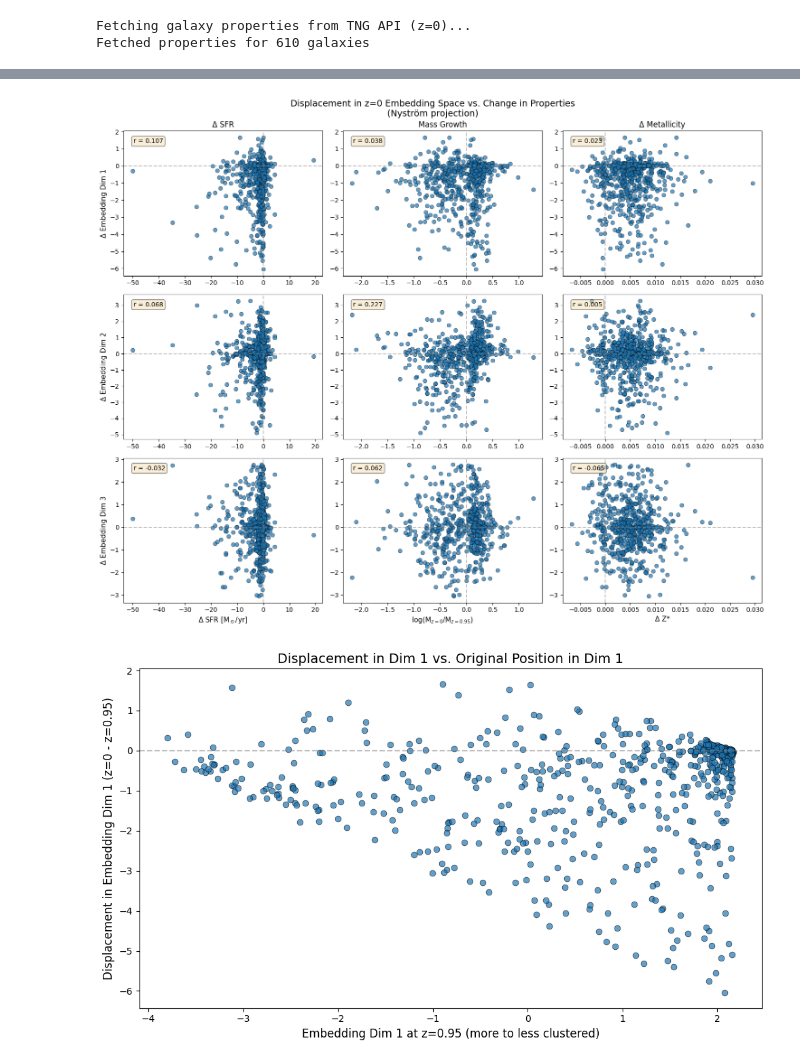
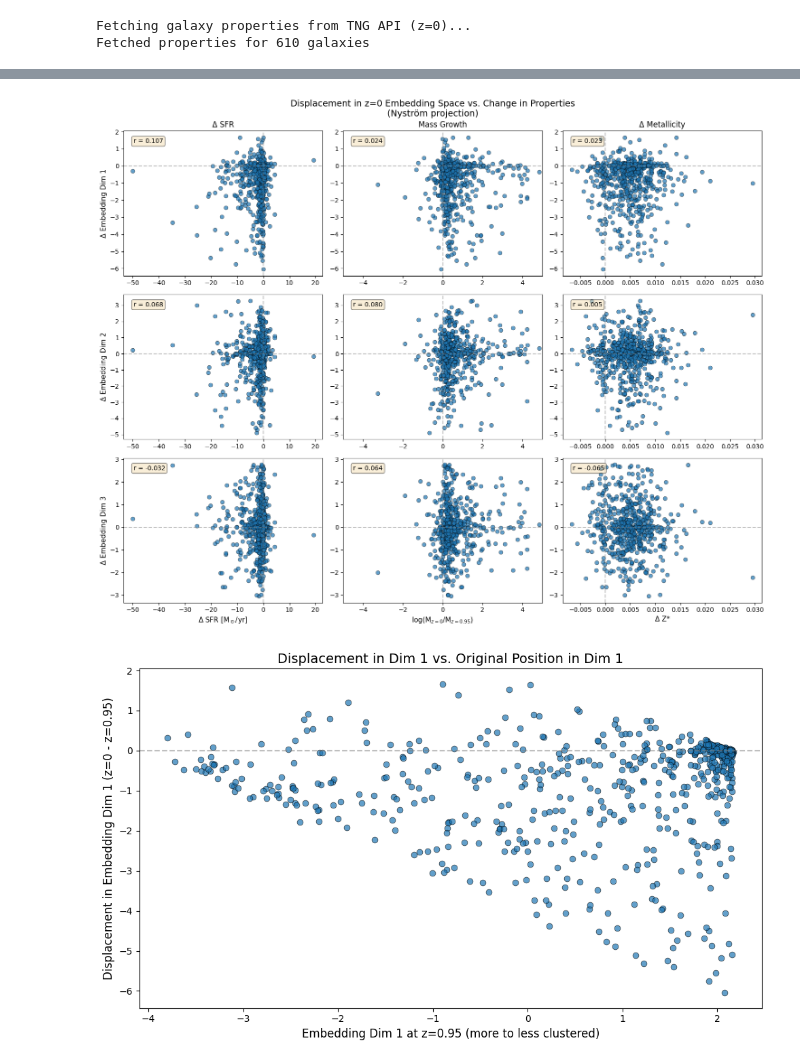
Before and after one commit to asmuzsoy/galaxy-manifolds, a Jupyter notebook: nystrom_projection.ipynb, the cells around one changed output, grey strips where cells are left out. Saved outputs shown, nothing was run; the diff lists cells and outputs as text; code cells hidden in the pictures.

Commit message:
more diagnostic plots

```diff
--- a/nystrom_projection.ipynb
+++ b/nystrom_projection.ipynb
@@ -522,10 +522,10 @@ array([nan, nan, nan, nan, nan, nan, nan, nan, nan, nan, nan, nan, nan,
 # Compute property changes
 delta_sfr = sfr_z0 - sfr_z095
 # delta_mass = mass_z0 - mass_z095
-delta_mass = mass_z0 - mass_z095
+delta_mass = stellar_mass_z0 - stellar_mass_z095
 
 delta_metallicity = metallicity_z0 - metallicity_z095
-log_mass_ratio = np.log10(mass_z0 / mass_z095)
+log_mass_ratio = np.log10(stellar_mass_z0 / stellar_mass_z095)
 
 print("Change in galaxy properties (z=0.95 → z=0):")
 print(f"  Δ SFR: mean={np.nanmean(delta_sfr):.3f}, std={np.nanstd(delta_sfr):.3f}")
@@ -538,0 +557,36 @@ Change in galaxy properties (z=0.95 → z=0):
+# %%
+# Plot displacement vs change in properties
+fig, axes = plt.subplots(3, 3, figsize=(15, 12))
+
+properties = [
+    ('SFR', sfr_z095, 'SFR [M$_\odot$/yr]'),
+    ('Mass', stellar_mass_z095, 'M$_{z=0.95}$)'),
+    ('Metallicity', metallicity_z095, 'Z*')
+]
+
+for row, dim in enumerate([0, 1, 2]):
+    disp_dim = displacement[:, dim]
+
+    for col, (name, values, xlabel) in enumerate(properties):
+        ax = axes[row, col]
+        valid = ~np.isnan(values) & ~np.isinf(values)
+
+        ax.scatter(values[valid], disp_dim[valid], s=40, alpha=0.7, edgecolors='k', linewidths=0.5)
+        ax.axhline(0, color='gray', linestyle='--', alpha=0.5)
+        ax.axvline(0, color='gray', linestyle='--', alpha=0.5)
+
+        ax.set_xlabel(xlabel if row == 2 else '', fontsize=11)
+        ax.set_ylabel(f'Δ Embedding Dim {dim+1}' if col == 0 else '', fontsize=11)
+
+        if row == 0:
+            ax.set_title(name, fontsize=12)
+
+        # Correlation coefficient
+        if np.sum(valid) > 2:
+            corr = np.corrcoef(values[valid], disp_dim[valid])[0, 1]
+            ax.text(0.05, 0.95, f'r = {corr:.3f}', transform=ax.transAxes, fontsize=10,
+                    verticalalignment='top', bbox=dict(boxstyle='round', facecolor='wheat', alpha=0.5))
+
+plt.suptitle('Displacement in z=0 Embedding Space vs. Properties @ z = 0.95\n(Nyström projection)', fontsize=14)
+plt.tight_layout()
+plt.show()
@@ -542,38 +598,40 @@ fig, axes = plt.subplots(3, 3, figsize=(15, 12))
 
 properties = [
     ('Δ SFR', delta_sfr, 'Δ SFR [M$_\odot$/yr]'),
-    ('Mass Growth', log_mass_ratio, 'log(M$_{z=0}$/M$_{z=0.95}$)'),
+    ('Mass Growth', delta_mass, 'log(M$_{z=0}$/M$_{z=0.95}$)'),
     ('Δ Metallicity', delta_metallicity, 'Δ Z*')
 ]
 
 for row, dim in enumerate([0, 1, 2]):
     disp_dim = displacement[:, dim]
 
     for col, (name, values, xlabel) in enumerate(properties):
         ax = axes[row, col]
         valid = ~np.isnan(values) & ~np.isinf(values)
 
         ax.scatter(values[valid], disp_dim[valid], s=40, alpha=0.7, edgecolors='k', linewidths=0.5)
         ax.axhline(0, color='gray', linestyle='--', alpha=0.5)
         ax.axvline(0, color='gray', linestyle='--', alpha=0.5)
 
         ax.set_xlabel(xlabel if row == 2 else '', fontsize=11)
         ax.set_ylabel(f'Δ Embedding Dim {dim+1}' if col == 0 else '', fontsize=11)
 
         if row == 0:
             ax.set_title(name, fontsize=12)
+        if col==1:
+            ax.set_xlim(-5, 5)
 
         # Correlation coefficient
         if np.sum(valid) > 2:
             corr = np.corrcoef(values[valid], disp_dim[valid])[0, 1]
             ax.text(0.05, 0.95, f'r = {corr:.3f}', transform=ax.transAxes, fontsize=10,
                     verticalalignment='top', bbox=dict(boxstyle='round', facecolor='wheat', alpha=0.5))
 
 plt.suptitle('Displacement in z=0 Embedding Space vs. Change in Properties\n(Nyström projection)', fontsize=14)
 plt.tight_layout()
 plt.show()
 # %% [output]
-[figure, old version]
+[figure, new version]
 # %%
 # Plot original embedding dim 1 value vs. delta embedding dim 1
 fig, ax = plt.subplots(figsize=(10, 6))
```
Also changed, not shown: parts of 15 cells of this notebook.
